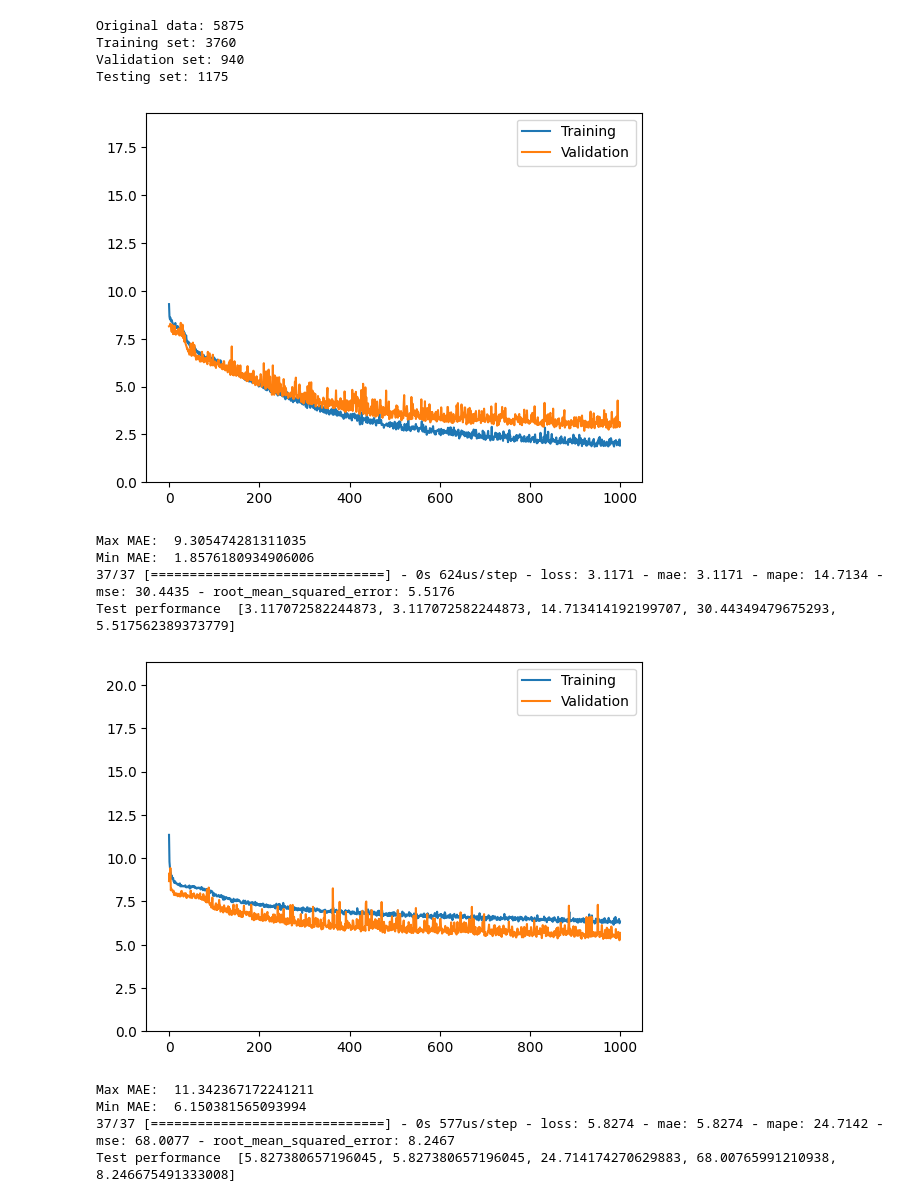
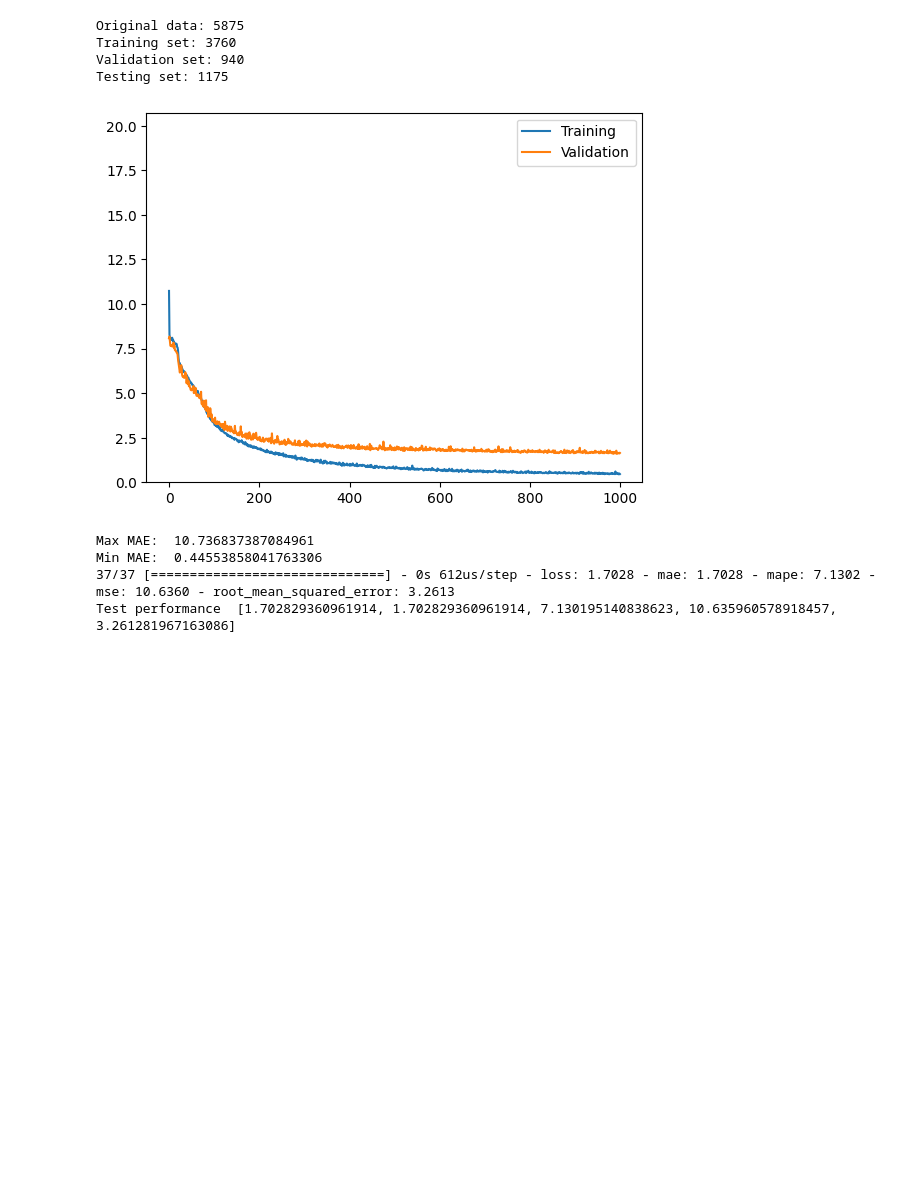
Before and after one commit to alexngUNC/FNN-Regularization, a Jupyter notebook: parkinson3A.ipynb, the cells around one changed output. Drawn from its saved outputs; the diff is of its cells as text; code cells hidden in the pictures; blank space fills up the shorter version.

Commit message:
normalized data

```diff
--- a/parkinson3A.ipynb
+++ b/parkinson3A.ipynb
@@ -7,6 +7,8 @@ import numpy as np
 import pandas as pd
 import matplotlib.pyplot as plt
 %matplotlib inline
+from sklearn.compose import make_column_transformer
+from sklearn.preprocessing import MinMaxScaler, OneHotEncoder
 
 # Tensorflow aliases
 from tensorflow.keras.models import Sequential
@@ -25,6 +27,21 @@ y = data['total_UPDRS']
 # Split into training and test sets
 from sklearn.model_selection import train_test_split
 X_train, X_test, y_train, y_test = train_test_split(X, y, test_size=0.2, random_state=42)
+
+numeric_cols = list(X.drop('sex', axis=1).columns)
+
+# create a column transformer - no need to transform target variable, just features
+ct = make_column_transformer(
+  (MinMaxScaler(), numeric_cols), # turn all values in these columns between 0 and 1
+  (OneHotEncoder(handle_unknown='ignore'), ['sex'])
+)
+
+# fit the column transformer to our training data
+ct.fit(X_train)
+
+# transform training and test data with normalization (MinMaxScaler) and OneHotEncoder
+X_train = pd.DataFrame(ct.transform(X_train))
+X_test = pd.DataFrame(ct.transform(X_test))
 
 # Randomly select 10% of the training data to be the validation set
 X_train, X_val, y_train, y_val = train_test_split(X_train, y_train, test_size=0.2, random_state=42)
@@ -78,32 +95,27 @@ Training set: 3760
 Validation set: 940
 Testing set: 1175
 # %%
-# Model 32:
+# # Model 32: Without norm: 3.117 || With norm: 0.445 min, test: 1.7028
 model_32, history_32 = build_and_plot(neurons=128, layers=4, input_shape=(X_train.shape[1],), activation='elu', dropout=False, e=1000, verbose=0)
 
 
-# Model 45:
-model_45, history_45 = build_and_plot(neurons=128, layers=4, input_shape=(X_train.shape[1],), activation='elu', dropout=True, drop_prob=0.4, e=1000, verbose=0)
+# # Model 45: 5.8274
+# model_45, history_45 = build_and_plot(neurons=128, layers=4, input_shape=(X_train.shape[1],), activation='elu', dropout=True, drop_prob=0.4, e=1000, verbose=0)
 
 
-# Model 44:
-model_44, history_44 = build_and_plot(neurons=128, layers=4, input_shape=(X_train.shape[1],), activation='elu', dropout=True, drop_prob=0.3, e=1000, verbose=0)
+# # Model 44: 6.3948
+# model_44, history_44 = build_and_plot(neurons=128, layers=4, input_shape=(X_train.shape[1],), activation='elu', dropout=True, drop_prob=0.3, e=1000, verbose=0)
 
 
-# Model 35:
-model_35, history_35 = build_and_plot(neurons=128, layers=4, input_shape=(X_train.shape[1],), regularizer=l2, activation='elu', dropout=False, e=1000, verbose=0)
+# # Model 35: 6.3388
+# model_35, history_35 = build_and_plot(neurons=128, layers=4, input_shape=(X_train.shape[1],), regularizer=l2, activation='elu', dropout=False, e=1000, verbose=0)
 
 
-# Model 31:
-model_31, history_31 = build_and_plot(neurons=128, layers=4, input_shape=(X_train.shape[1],), activation='elu', dropout=False, e=500, verbose=0)
+# # Model 31: 3.6883
+# model_31, history_31 = build_and_plot(neurons=128, layers=4, input_shape=(X_train.shape[1],), activation='elu', dropout=False, e=500, verbose=0)
 # %% [output]
-[figure, old version]
+[figure, new version]
-Max MAE:  9.305474281311035
-Min MAE:  1.8576180934906006
-37/37 [==============================] - 0s 624us/step - loss: 3.1171 - mae: 3.1171 - mape: 14.7134 - mse: 30.4435 - root_mean_squared_error: 5.5176
-Test performance  [3.117072582244873, 3.117072582244873, 14.713414192199707, 30.44349479675293, 5.517562389373779]
+Max MAE:  10.736837387084961
+Min MAE:  0.44553858041763306
+37/37 [==============================] - 0s 612us/step - loss: 1.7028 - mae: 1.7028 - mape: 7.1302 - mse: 10.6360 - root_mean_squared_error: 3.2613
+Test performance  [1.702829360961914, 1.702829360961914, 7.130195140838623, 10.635960578918457, 3.261281967163086]
-[figure, removed]
-Max MAE:  11.342367172241211
-Min MAE:  6.150381565093994
-37/37 [==============================] - 0s 577us/step - loss: 5.8274 - mae: 5.8274 - mape: 24.7142 - mse: 68.0077 - root_mean_squared_error: 8.2467
-Test performance  [5.827380657196045, 5.827380657196045, 24.714174270629883, 68.00765991210938, 8.246675491333008]
```
Also changed, not shown: parts of 20 cells of this notebook, 1 other file.
